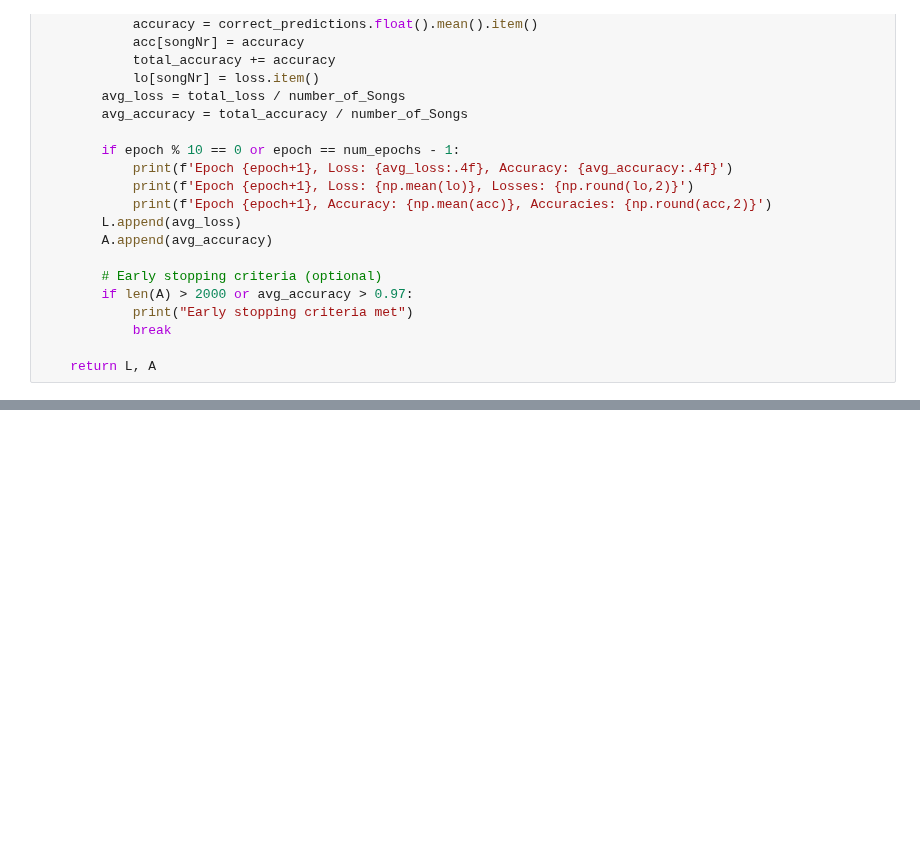
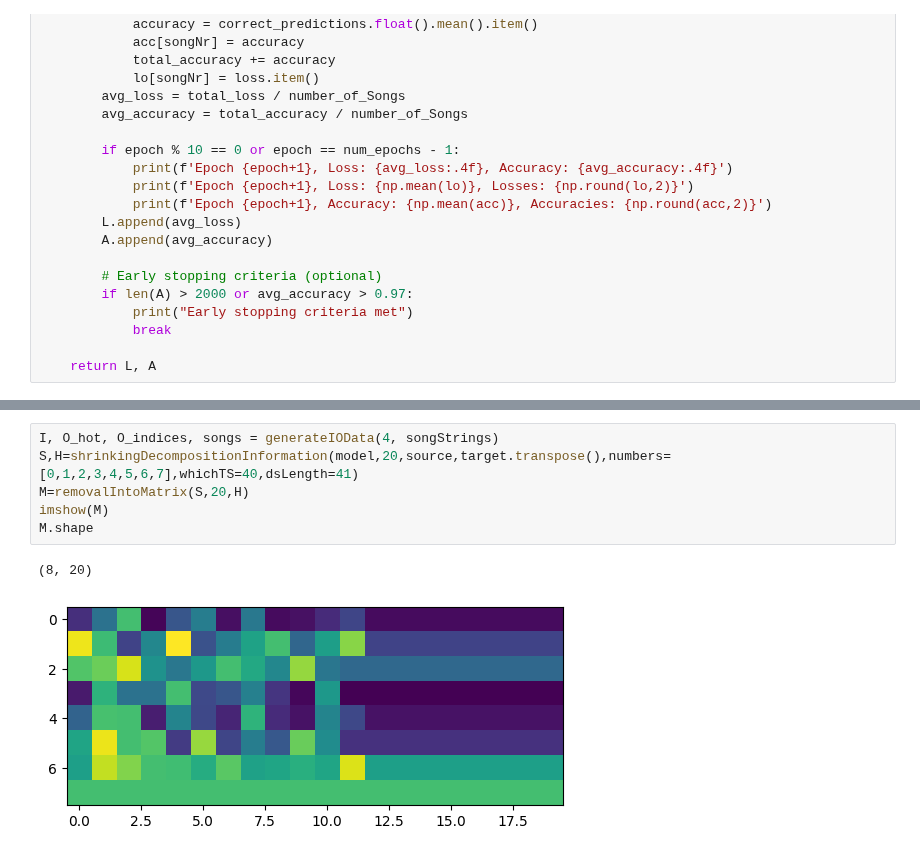
Before and after one commit to Ahmadar91/Master-sThesis, a Jupyter notebook: altModel.ipynb, the cells around one changed output, grey strips where cells are left out. Cells and saved outputs as stored; diff of their text form; blank space fills up the shorter version.

```diff
--- a/altModel.ipynb
+++ b/altModel.ipynb
@@ -2712,0 +1638,9 @@ Shape of M for song 4: (8, 20)
+# %%
+I, O_hot, O_indices, songs = generateIOData(4, songStrings)
+S,H=shrinkingDecompositionInformation(model,20,source,target.transpose(),numbers=[0,1,2,3,4,5,6,7],whichTS=40,dsLength=41)
+M=removalIntoMatrix(S,20,H)
+imshow(M)
+M.shape
+# %% [output]
+(8, 20)
+[figure, added]
```
Also changed, not shown: parts of 51 cells of this notebook.
